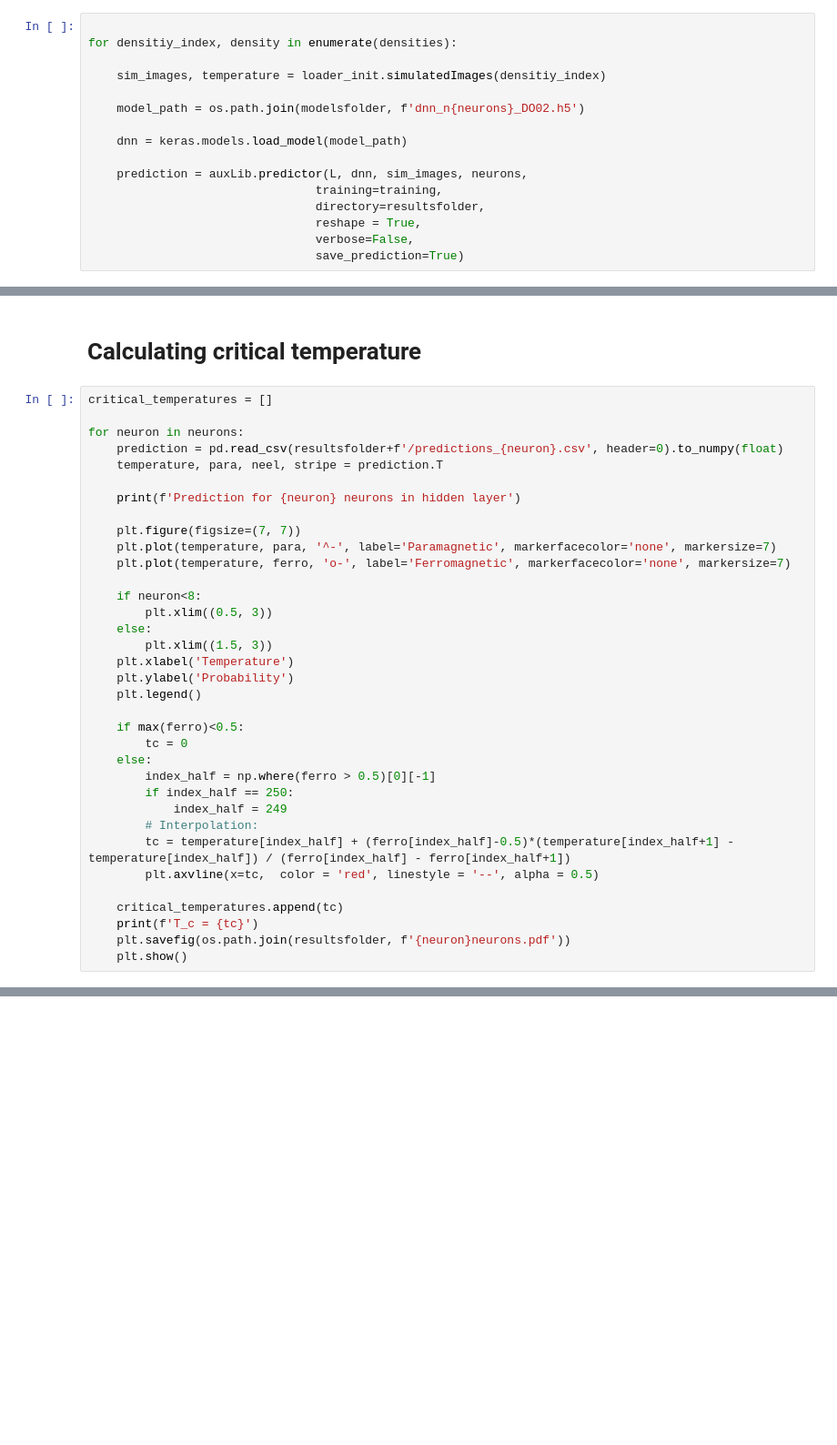
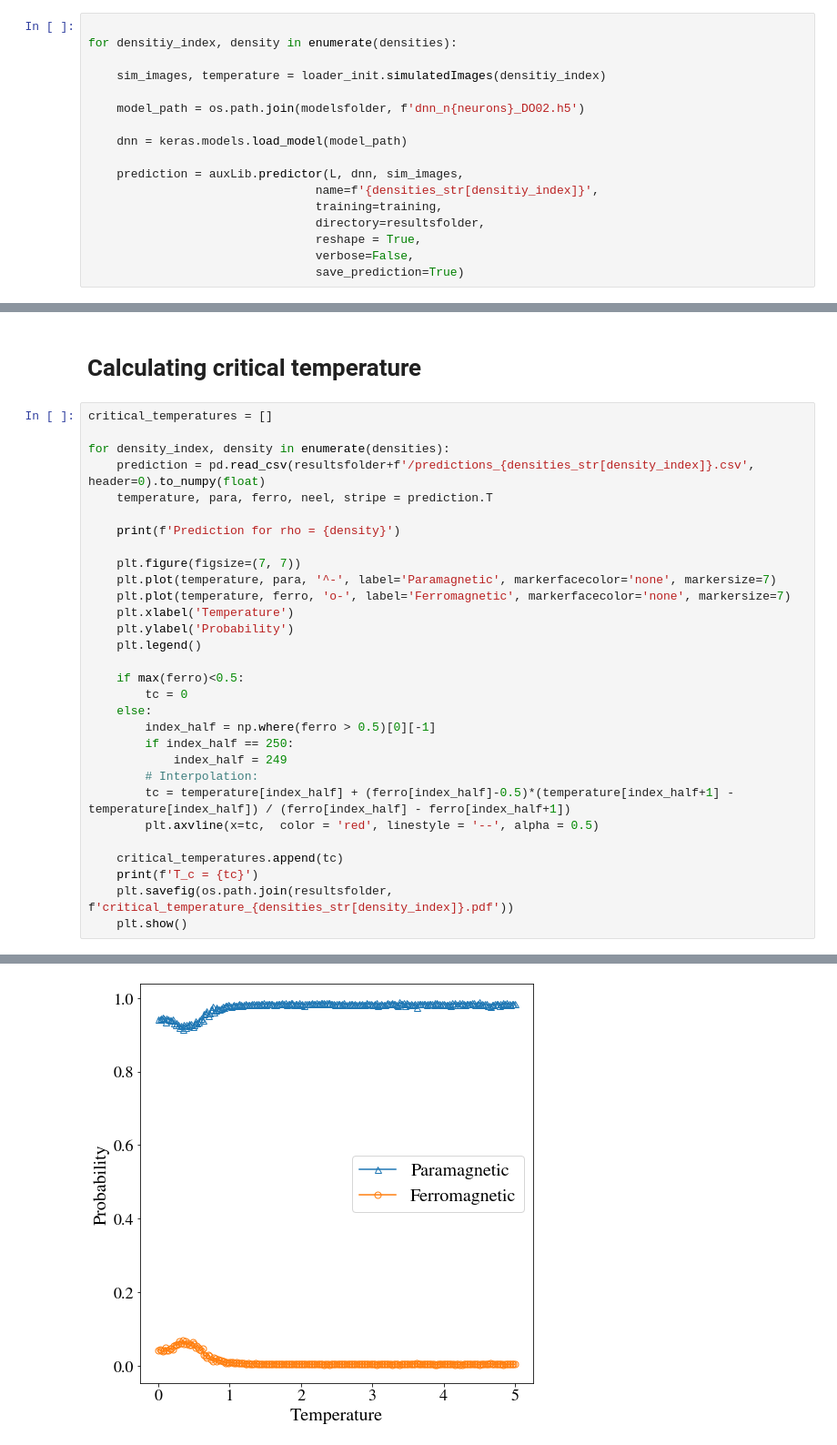
Before and after one commit to agmedinaz/paper, a Jupyter notebook: main_percolation.ipynb, the cells around one changed output, grey strips where cells are left out. Shown at 91% size. Drawn from its saved outputs; the diff is of its cells as text; blank space fills up the shorter version.

```diff
--- a/main_percolation.ipynb
+++ b/main_percolation.ipynb
@@ -105,7 +135,8 @@ for densitiy_index, density in enumerate(densities):
 
     dnn = keras.models.load_model(model_path)
 
-    prediction = auxLib.predictor(L, dnn, sim_images, neurons,
+    prediction = auxLib.predictor(L, dnn, sim_images,
+                                name=f'{densities_str[densitiy_index]}',
 								training=training,
                                 directory=resultsfolder,
                                 reshape = True,
@@ -116,20 +167,15 @@ for densitiy_index, density in enumerate(densities):
 # %%
 critical_temperatures = []
 
-for neuron in neurons:
-    prediction = pd.read_csv(resultsfolder+f'/predictions_{neuron}.csv', header=0).to_numpy(float)
-    temperature, para, neel, stripe = prediction.T
+for density_index, density in enumerate(densities):
+    prediction = pd.read_csv(resultsfolder+f'/predictions_{densities_str[density_index]}.csv', header=0).to_numpy(float)
+    temperature, para, ferro, neel, stripe = prediction.T
 
-    print(f'Prediction for {neuron} neurons in hidden layer')
+    print(f'Prediction for rho = {density}')
 
     plt.figure(figsize=(7, 7))
     plt.plot(temperature, para, '^-', label='Paramagnetic', markerfacecolor='none', markersize=7)
     plt.plot(temperature, ferro, 'o-', label='Ferromagnetic', markerfacecolor='none', markersize=7)
-
-    if neuron<8:
-        plt.xlim((0.5, 3))
-    else:
-        plt.xlim((1.5, 3))
     plt.xlabel('Temperature')
     plt.ylabel('Probability')
     plt.legend()
@@ -146,5 +192,6 @@ for neuron in neurons:
 
     critical_temperatures.append(tc)
     print(f'T_c = {tc}')
-    plt.savefig(os.path.join(resultsfolder, f'{neuron}neurons.pdf'))
+    plt.savefig(os.path.join(resultsfolder, f'critical_temperature_{densities_str[density_index]}.pdf'))
     plt.show()
+# %% [output]
@@ -150,0 +200 @@ for neuron in neurons:
+[figure, added]
```
Also changed, not shown: parts of 15 cells of this notebook, 41 other files.
